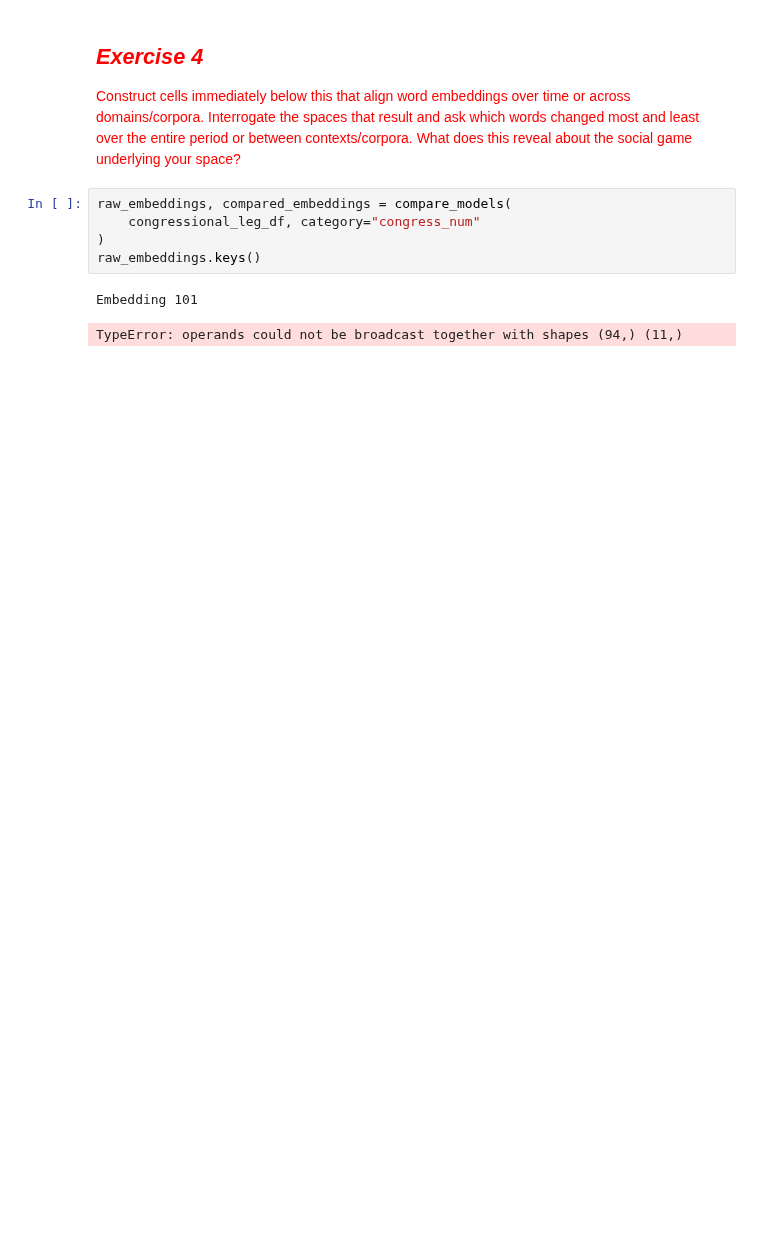
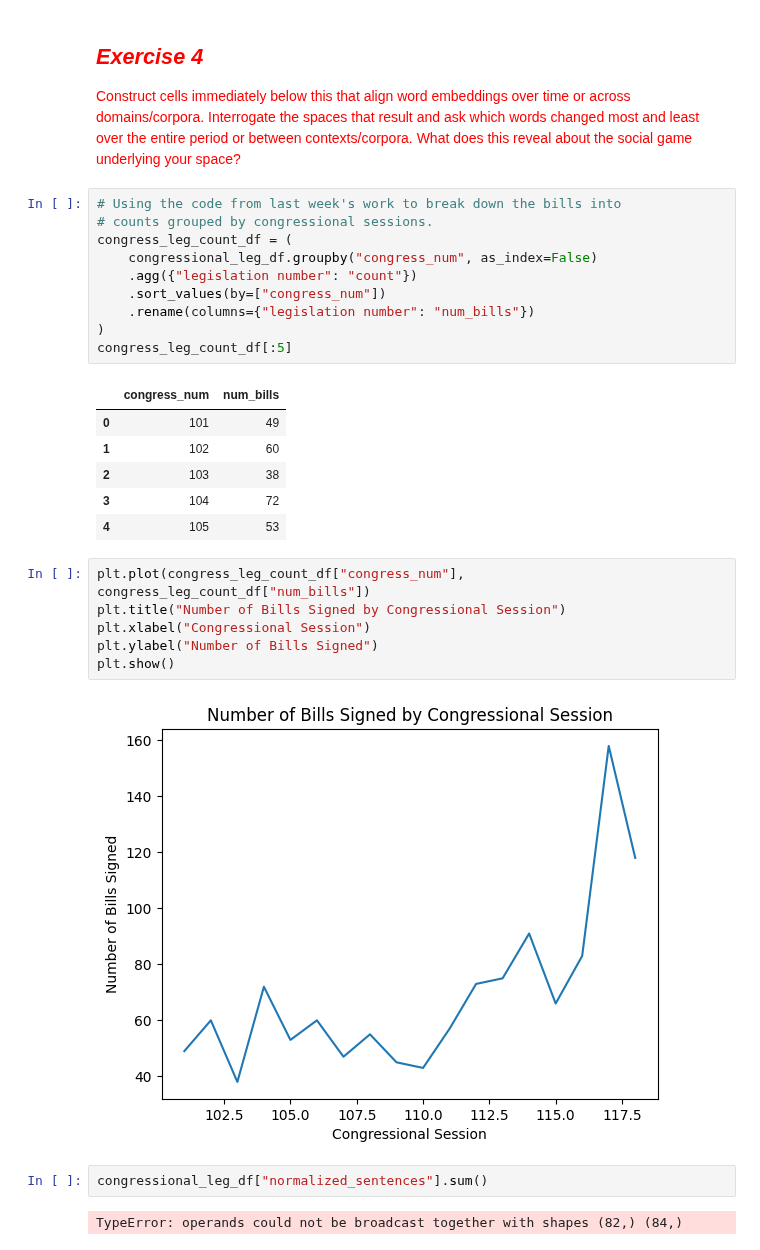
Before and after one commit to michplunkett/computational-content-analysis, a Jupyter notebook: 4-MichaelPlunkett-Answers.ipynb, the cells around one changed output. Saved outputs shown, nothing was run; the diff lists cells and outputs as text; blank space fills up the shorter version.

```diff
--- a/4-MichaelPlunkett-Answers.ipynb
+++ b/4-MichaelPlunkett-Answers.ipynb
@@ -791,10 +912,31 @@ spaces that result and ask which words changed most and least over the
 entire period or between contexts/corpora. What does this reveal about
 the social game underlying your space?
 # %%
-raw_embeddings, compared_embeddings = compare_models(
-    congressional_leg_df, category="congress_num"
+# Using the code from last week's work to break down the bills into
+# counts grouped by congressional sessions.
+congress_leg_count_df = (
+    congressional_leg_df.groupby("congress_num", as_index=False)
+    .agg({"legislation number": "count"})
+    .sort_values(by=["congress_num"])
+    .rename(columns={"legislation number": "num_bills"})
 )
-raw_embeddings.keys()
+congress_leg_count_df[:5]
 # %% [output]
-Embedding 101
-TypeError: operands could not be broadcast together with shapes (94,) (11,)
+|  | congress_num | num_bills |
+| 0 | 101 | 49 |
+| 1 | 102 | 60 |
+| 2 | 103 | 38 |
+| 3 | 104 | 72 |
+| 4 | 105 | 53 |
+# %%
+plt.plot(congress_leg_count_df["congress_num"], congress_leg_count_df["num_bills"])
+plt.title("Number of Bills Signed by Congressional Session")
+plt.xlabel("Congressional Session")
+plt.ylabel("Number of Bills Signed")
+plt.show()
+# %% [output]
+[figure, added]
+# %%
+congressional_leg_df["normalized_sentences"].sum()
+# %% [output]
+TypeError: operands could not be broadcast together with shapes (82,) (84,)
```
Also changed, not shown: parts of 19 cells of this notebook.
